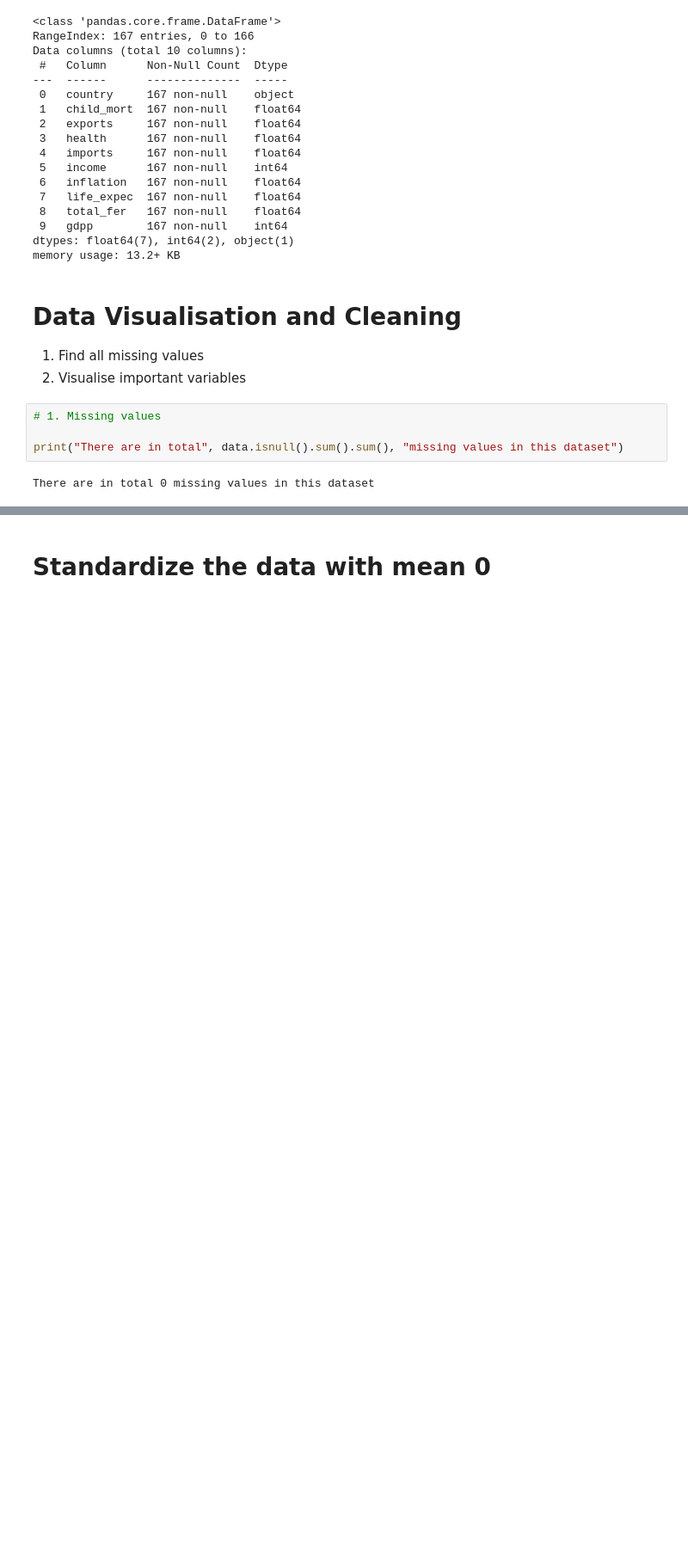
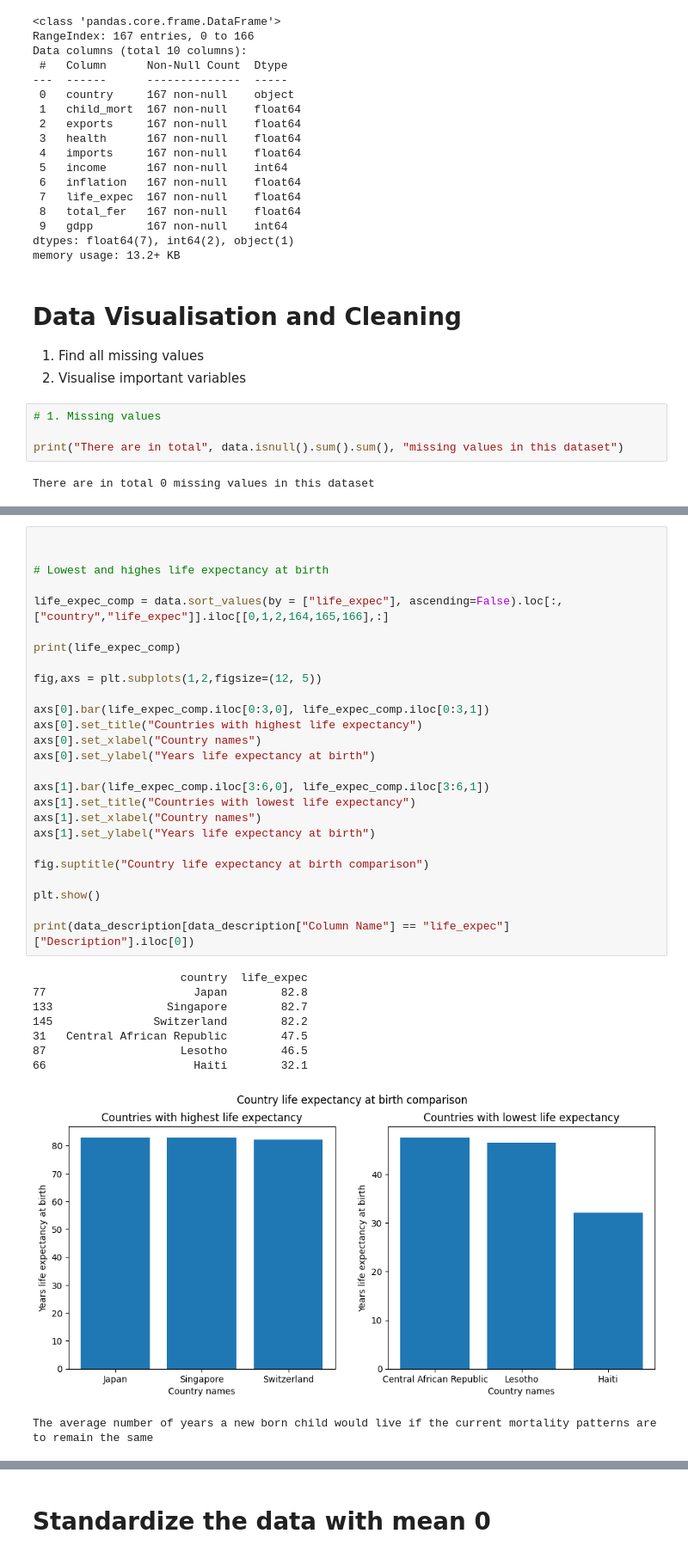
Before and after one commit to Lukas2010/Country-data, a Jupyter notebook: unsupervised-learning-country-data.ipynb, the cells around one changed output, grey strips where cells are left out. Shown: that part at 86% size. Saved outputs shown, nothing was run; the diff lists cells and outputs as text; blank space fills up the shorter version.

```diff
--- a/unsupervised-learning-country-data.ipynb
+++ b/unsupervised-learning-country-data.ipynb
@@ -109,0 +162,36 @@ plt.show()
+# %%
+
+
+# Lowest and highes life expectancy at birth
+
+life_expec_comp = data.sort_values(by = ["life_expec"], ascending=False).loc[:,["country","life_expec"]].iloc[[0,1,2,164,165,166],:]
+
+print(life_expec_comp)
+
+fig,axs = plt.subplots(1,2,figsize=(12, 5))
+
+axs[0].bar(life_expec_comp.iloc[0:3,0], life_expec_comp.iloc[0:3,1])
+axs[0].set_title("Countries with highest life expectancy")
+axs[0].set_xlabel("Country names")
+axs[0].set_ylabel("Years life expectancy at birth")
+
+axs[1].bar(life_expec_comp.iloc[3:6,0], life_expec_comp.iloc[3:6,1])
+axs[1].set_title("Countries with lowest life expectancy")
+axs[1].set_xlabel("Country names")
+axs[1].set_ylabel("Years life expectancy at birth")
+
+fig.suptitle("Country life expectancy at birth comparison")
+
+plt.show()
+
+print(data_description[data_description["Column Name"] == "life_expec"]["Description"].iloc[0])
+# %% [output]
+                      country  life_expec
+77                      Japan        82.8
+133                 Singapore        82.7
+145               Switzerland        82.2
+31   Central African Republic        47.5
+87                    Lesotho        46.5
+66                      Haiti        32.1
+[figure, added]
+The average number of years a new born child would live if the current mortality patterns are to remain the same
```
Also changed, not shown: parts of 9 cells of this notebook.
